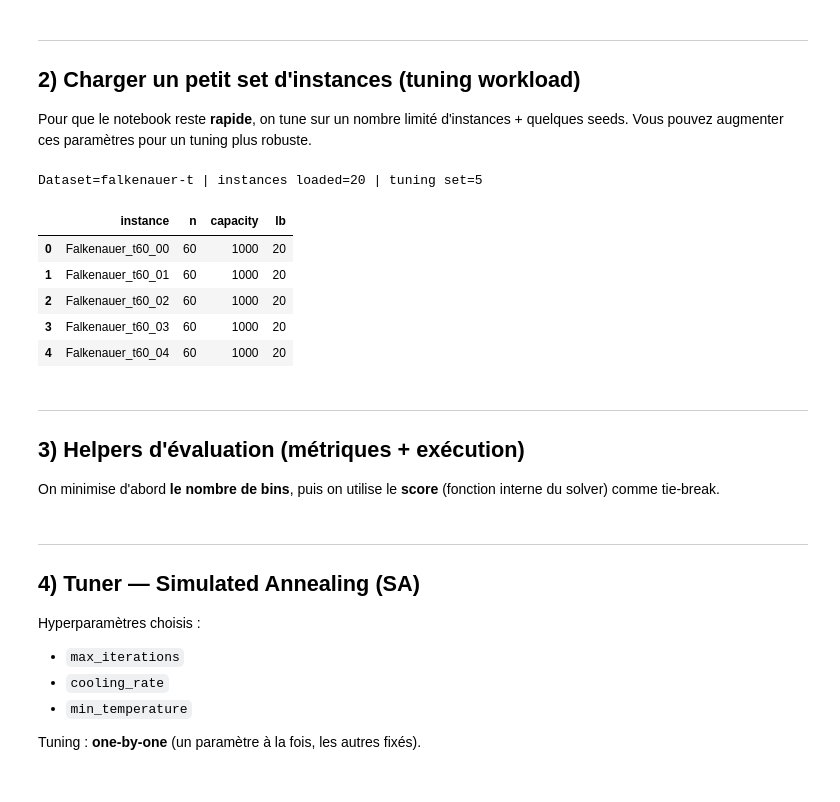
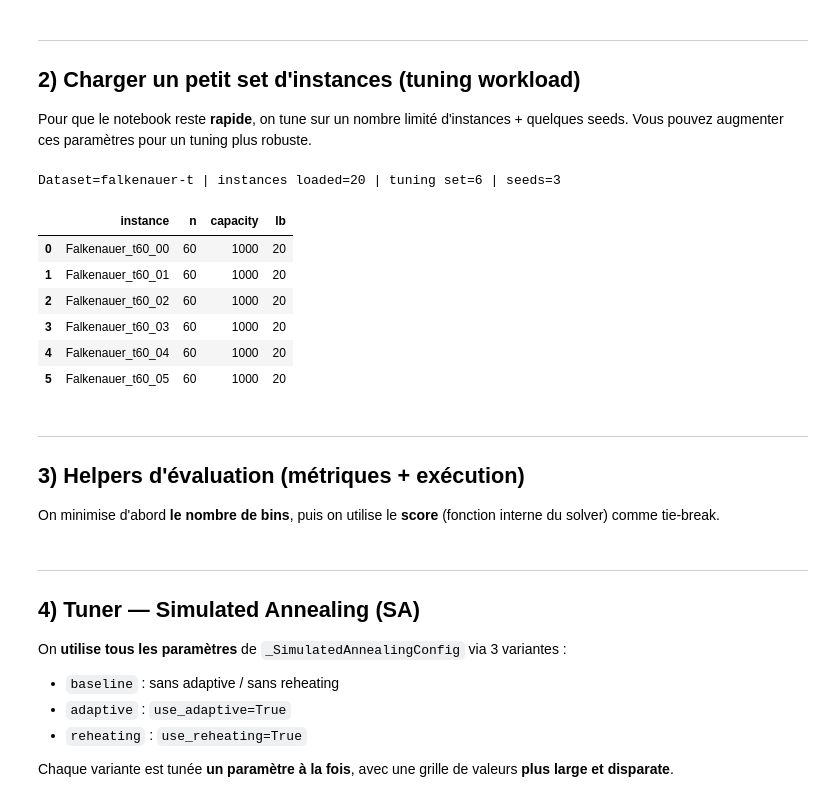
Before and after one commit to amine-kherroubi/optimization, a Jupyter notebook: 3_metaheuristics/notebook.ipynb, the cells around one changed output. Drawn from its saved outputs; the diff is of its cells as text; code cells hidden in the pictures.

```diff
--- a/3_metaheuristics/notebook.ipynb
+++ b/3_metaheuristics/notebook.ipynb
@@ -58,8 +60,8 @@ Vous pouvez augmenter ces paramètres pour un tuning plus robuste.
 # %%
 # ── Paramètres de workload (à ajuster) ───────────────────────────────────────
 DATASET_KEY = "falkenauer-t"  # scholl-1 | scholl-2 | scholl-3 | falkenauer-t | falkenauer-u
-MAX_ITEMS = 60                # filtre : ne garde que les instances avec n <= MAX_ITEMS
-N_INSTANCES = 5               # nombre d'instances utilisées pour le tuning
+MAX_ITEMS = 80                # augmenter si vous voulez plus difficile (mais plus lent)
+N_INSTANCES = 6               # nombre d'instances utilisées pour le tuning
 SEEDS = [0, 1, 2]             # répétitions (aléatoire) par instance
 
 
@@ -88,35 +90,36 @@ def load_instances(
     return instances
 
 
 def lower_bound(inst: BenchmarkInstance) -> int:
     return ceil(sum(inst.sizes) / inst.bin_capacity)
 
 
 all_instances = load_instances(DATASET_KEY, max_items=MAX_ITEMS)
 tuning_instances = all_instances[:N_INSTANCES]
 
 print(
-    f"Dataset={DATASET_KEY} | instances loaded={len(all_instances)} | tuning set={len(tuning_instances)}"
+    f"Dataset={DATASET_KEY} | instances loaded={len(all_instances)} | tuning set={len(tuning_instances)} | seeds={len(SEEDS)}"
 )
 pd.DataFrame(
     [
         {
             "instance": i.name,
             "n": i.num_items,
             "capacity": i.bin_capacity,
             "lb": lower_bound(i),
         }
         for i in tuning_instances
     ]
 )
 # %% [output]
-Dataset=falkenauer-t | instances loaded=20 | tuning set=5
+Dataset=falkenauer-t | instances loaded=20 | tuning set=6 | seeds=3
 |  | instance | n | capacity | lb |
 | 0 | Falkenauer_t60_00 | 60 | 1000 | 20 |
 | 1 | Falkenauer_t60_01 | 60 | 1000 | 20 |
 | 2 | Falkenauer_t60_02 | 60 | 1000 | 20 |
 | 3 | Falkenauer_t60_03 | 60 | 1000 | 20 |
 | 4 | Falkenauer_t60_04 | 60 | 1000 | 20 |
+| 5 | Falkenauer_t60_05 | 60 | 1000 | 20 |
 # %% [markdown]
 ---
 
@@ -308,10 +342,10 @@ def run_tabu_custom(
 
 ## 4) Tuner — Simulated Annealing (SA)
 
-Hyperparamètres choisis :
-- `max_iterations`
-- `cooling_rate`
-- `min_temperature`
+On **utilise tous les paramètres** de `_SimulatedAnnealingConfig` via 3 variantes :
+- `baseline` : sans adaptive / sans reheating
+- `adaptive` : `use_adaptive=True`
+- `reheating` : `use_reheating=True`
 
-Tuning : **one-by-one** (un paramètre à la fois, les autres fixés).
+Chaque variante est tunée **un paramètre à la fois**, avec une grille de valeurs **plus large et disparate**.
 # %%
```
Also changed, not shown: parts of 8 cells of this notebook.
